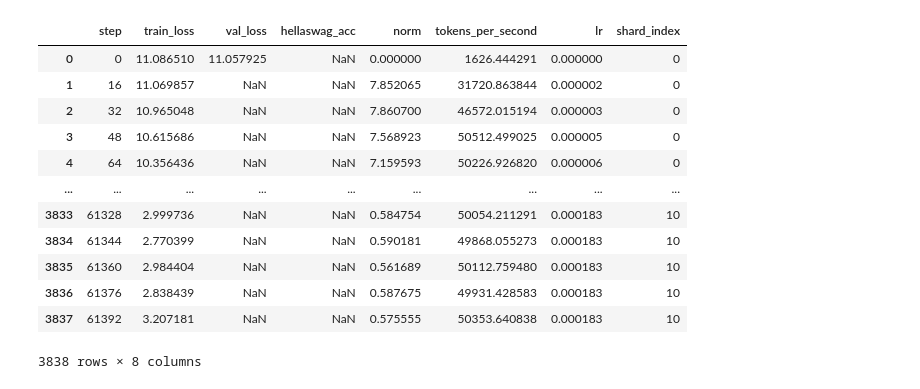
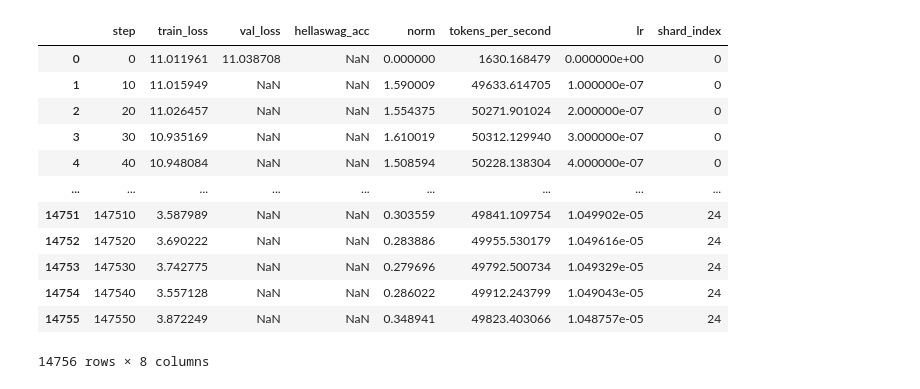
Before and after one commit to feljost/fgpt, a Jupyter notebook: logs/visualize.ipynb, the cells around one changed output. Cells and saved outputs as stored; diff of their text form; code cells hidden in the pictures.

```diff
--- a/logs/visualize.ipynb
+++ b/logs/visualize.ipynb
@@ -1,31 +1,31 @@
 # %%
 import glob
 import os
 import json
 import matplotlib.pyplot as plt
 import matplotlib.ticker as mticker
 import pandas as pd
 
 # Load the contents
-with open("train_metrics_20251016_0639.jsonl", "r") as f:
+with open("train_metrics_20251015_0534.jsonl", "r") as f:
     train_metrics = [json.loads(line) for line in f]
 
 df_metrics = pd.DataFrame(train_metrics)
 df_metrics
 # %% [output]
 |  | step | train_loss | val_loss | hellaswag_acc | norm | tokens_per_second | lr | shard_index |
-| 0 | 0 | 11.086510 | 11.057925 | NaN | 0.000000 | 1626.444291 | 0.000000 | 0 |
-| 1 | 16 | 11.069857 | NaN | NaN | 7.852065 | 31720.863844 | 0.000002 | 0 |
-| 2 | 32 | 10.965048 | NaN | NaN | 7.860700 | 46572.015194 | 0.000003 | 0 |
-| 3 | 48 | 10.615686 | NaN | NaN | 7.568923 | 50512.499025 | 0.000005 | 0 |
-| 4 | 64 | 10.356436 | NaN | NaN | 7.159593 | 50226.926820 | 0.000006 | 0 |
+| 0 | 0 | 11.011961 | 11.038708 | NaN | 0.000000 | 1630.168479 | 0.000000e+00 | 0 |
+| 1 | 10 | 11.015949 | NaN | NaN | 1.590009 | 49633.614705 | 1.000000e-07 | 0 |
+| 2 | 20 | 11.026457 | NaN | NaN | 1.554375 | 50271.901024 | 2.000000e-07 | 0 |
+| 3 | 30 | 10.935169 | NaN | NaN | 1.610019 | 50312.129940 | 3.000000e-07 | 0 |
+| 4 | 40 | 10.948084 | NaN | NaN | 1.508594 | 50228.138304 | 4.000000e-07 | 0 |
 | ... | ... | ... | ... | ... | ... | ... | ... | ... |
-| 3833 | 61328 | 2.999736 | NaN | NaN | 0.584754 | 50054.211291 | 0.000183 | 10 |
-| 3834 | 61344 | 2.770399 | NaN | NaN | 0.590181 | 49868.055273 | 0.000183 | 10 |
-| 3835 | 61360 | 2.984404 | NaN | NaN | 0.561689 | 50112.759480 | 0.000183 | 10 |
-| 3836 | 61376 | 2.838439 | NaN | NaN | 0.587675 | 49931.428583 | 0.000183 | 10 |
-| 3837 | 61392 | 3.207181 | NaN | NaN | 0.575555 | 50353.640838 | 0.000183 | 10 |
+| 14751 | 147510 | 3.587989 | NaN | NaN | 0.303559 | 49841.109754 | 1.049902e-05 | 24 |
+| 14752 | 147520 | 3.690222 | NaN | NaN | 0.283886 | 49955.530179 | 1.049616e-05 | 24 |
+| 14753 | 147530 | 3.742775 | NaN | NaN | 0.279696 | 49792.500734 | 1.049329e-05 | 24 |
+| 14754 | 147540 | 3.557128 | NaN | NaN | 0.286022 | 49912.243799 | 1.049043e-05 | 24 |
+| 14755 | 147550 | 3.872249 | NaN | NaN | 0.348941 | 49823.403066 | 1.048757e-05 | 24 |
-3838 rows × 8 columns
+14756 rows × 8 columns
 # %%
 # Training Loss Figure
 fig1, ax1 = plt.subplots(figsize=(10, 5), facecolor="white")
```
Also changed, not shown: parts of 4 cells of this notebook, 10 other files.
